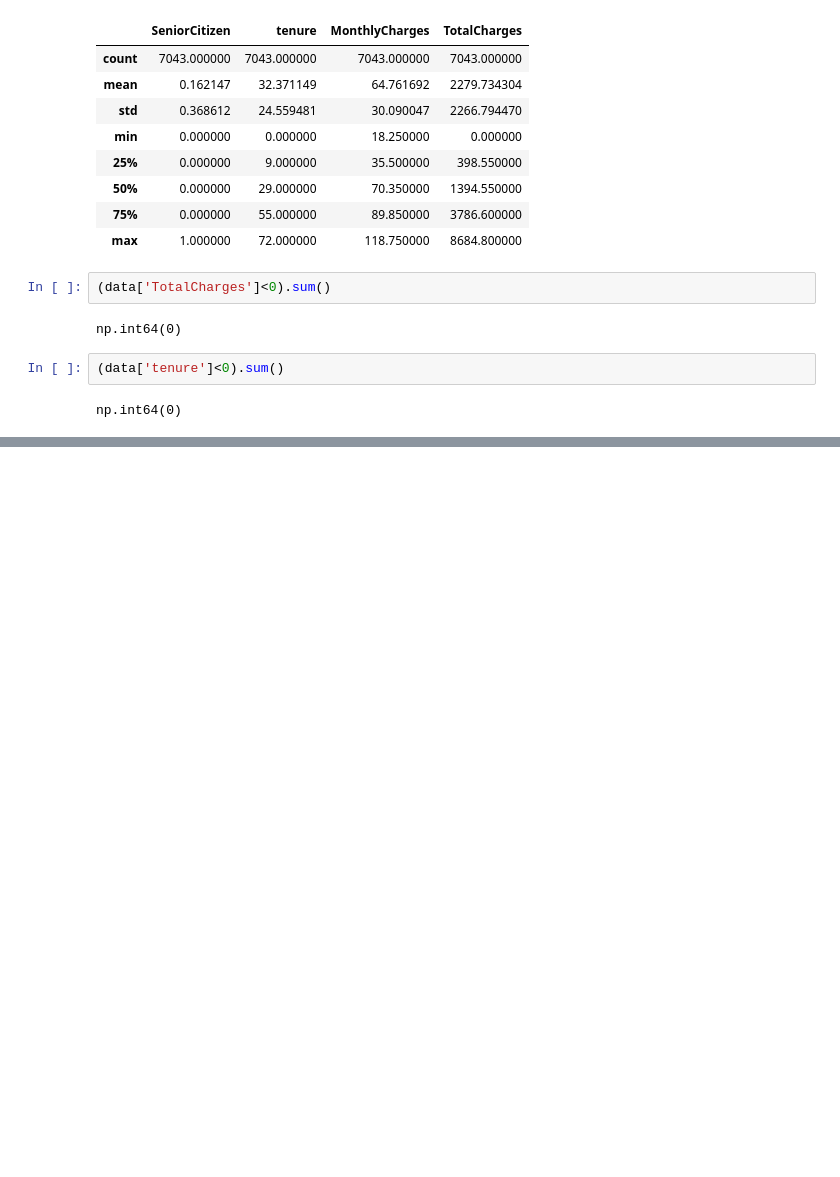
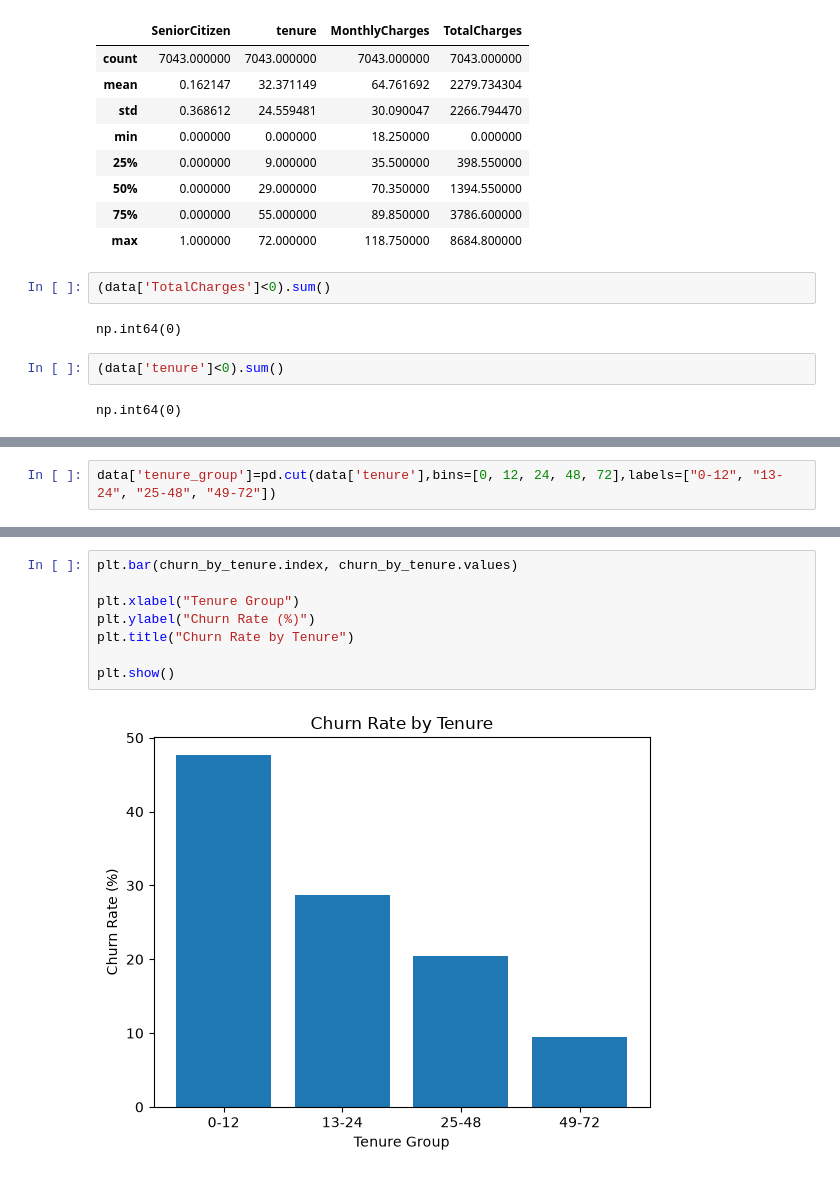
Before and after one commit to Kartikshard/customer-churn-prediction, a Jupyter notebook: notebooks/01_eda.ipynb, the cells around one changed output, grey strips where cells are left out. Saved outputs shown, nothing was run; the diff lists cells and outputs as text; blank space fills up the shorter version.

```diff
--- a/notebooks/01_eda.ipynb
+++ b/notebooks/01_eda.ipynb
@@ -145,0 +168,2 @@ np.int64(0)
+# %%
+data['tenure_group']=pd.cut(data['tenure'],bins=[0, 12, 24, 48, 72],labels=["0-12", "13-24", "25-48", "49-72"])
@@ -145,0 +184,10 @@ np.int64(0)
+# %%
+plt.bar(churn_by_tenure.index, churn_by_tenure.values)
+
+plt.xlabel("Tenure Group")
+plt.ylabel("Churn Rate (%)")
+plt.title("Churn Rate by Tenure")
+
+plt.show()
+# %% [output]
+[figure, added]
```
Also changed, not shown: parts of 15 cells of this notebook.
